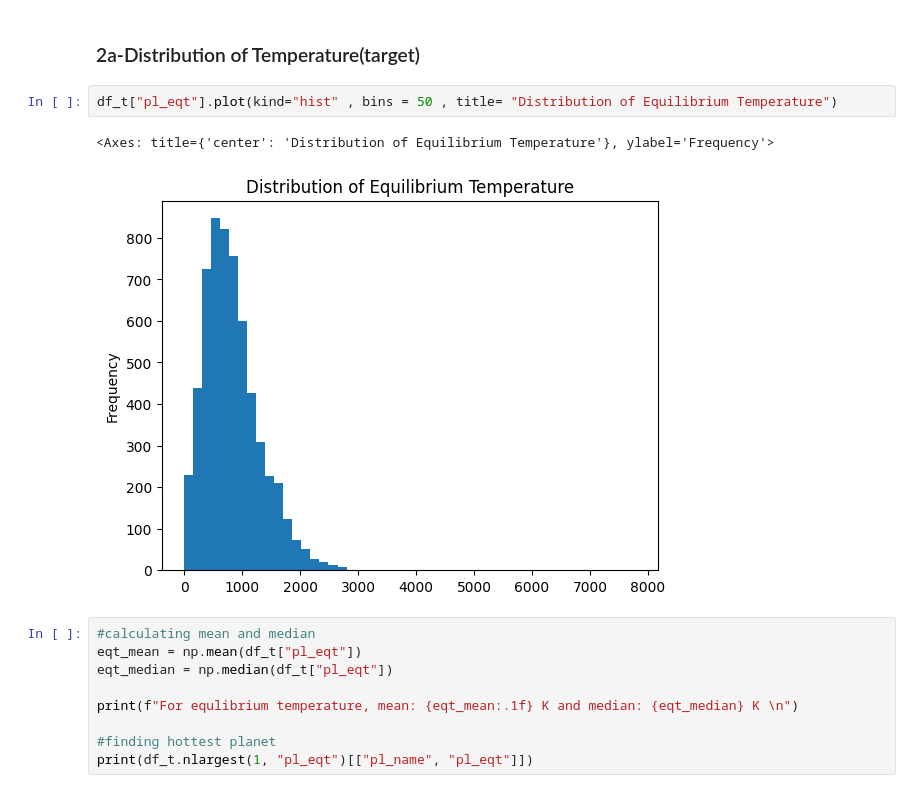
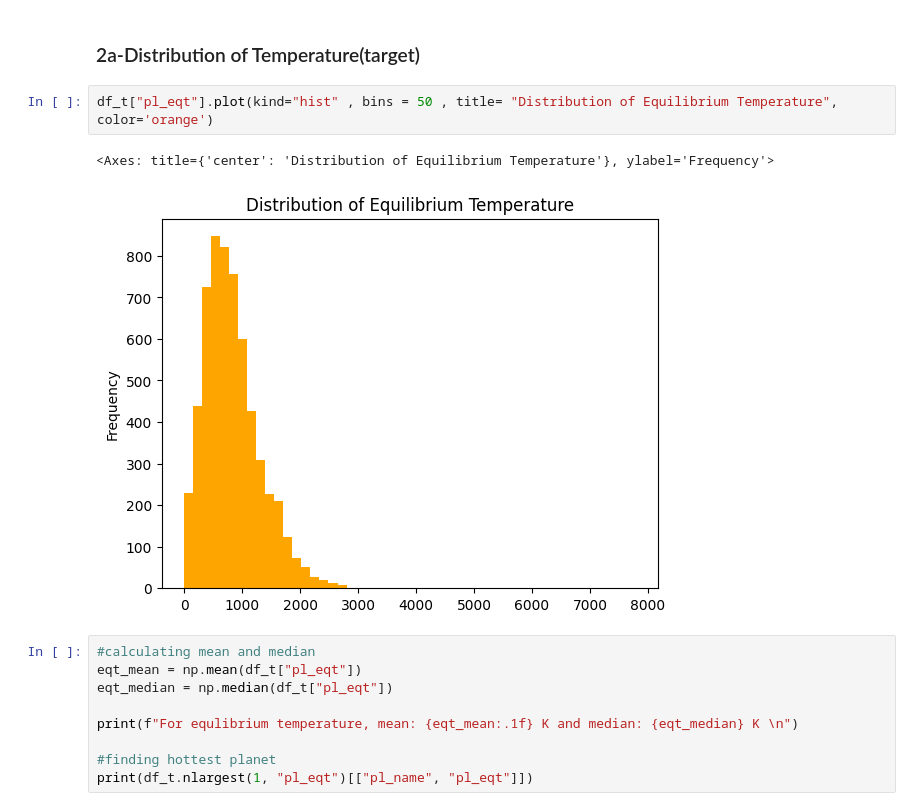
Before and after one commit to Xrash09/CSA-AI-ML, a Jupyter notebook: data_analysis.ipynb, the cells around one changed output. Drawn from its saved outputs; the diff is of its cells as text.

```diff
--- a/data_analysis.ipynb
+++ b/data_analysis.ipynb
@@ -99,10 +99,10 @@ df_t[feats].describe()
 # %% [markdown]
 ### 2a-Distribution of Temperature(target)
 # %%
-df_t["pl_eqt"].plot(kind="hist" , bins = 50 , title= "Distribution of Equilibrium Temperature")
+df_t["pl_eqt"].plot(kind="hist" , bins = 50 , title= "Distribution of Equilibrium Temperature", color='orange')
 # %% [output]
 <Axes: title={'center': 'Distribution of Equilibrium Temperature'}, ylabel='Frequency'>
-[figure, old version]
+[figure, new version]
 # %%
 #calculating mean and median
 eqt_mean = np.mean(df_t["pl_eqt"])
```
Also changed, not shown: parts of 21 cells of this notebook.
